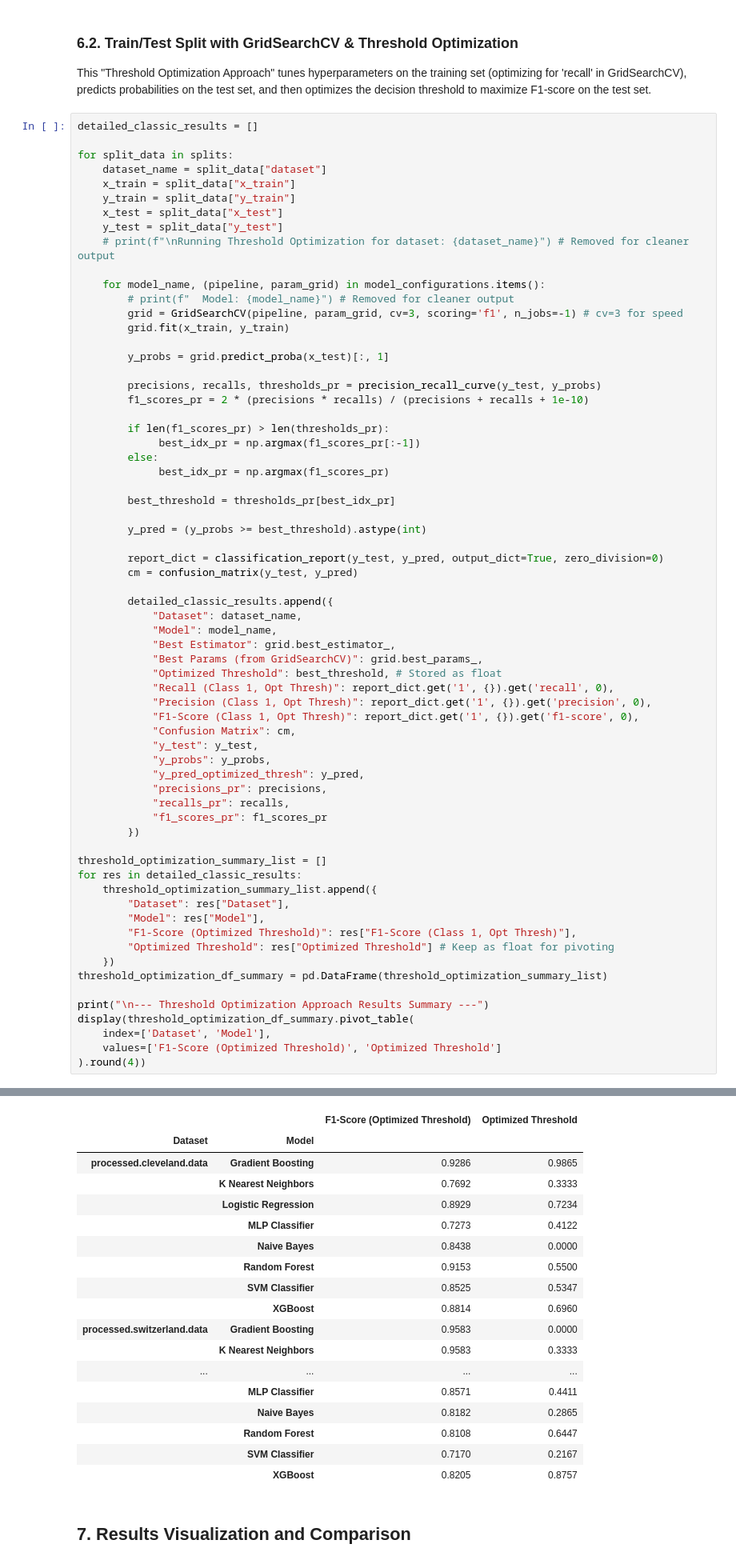
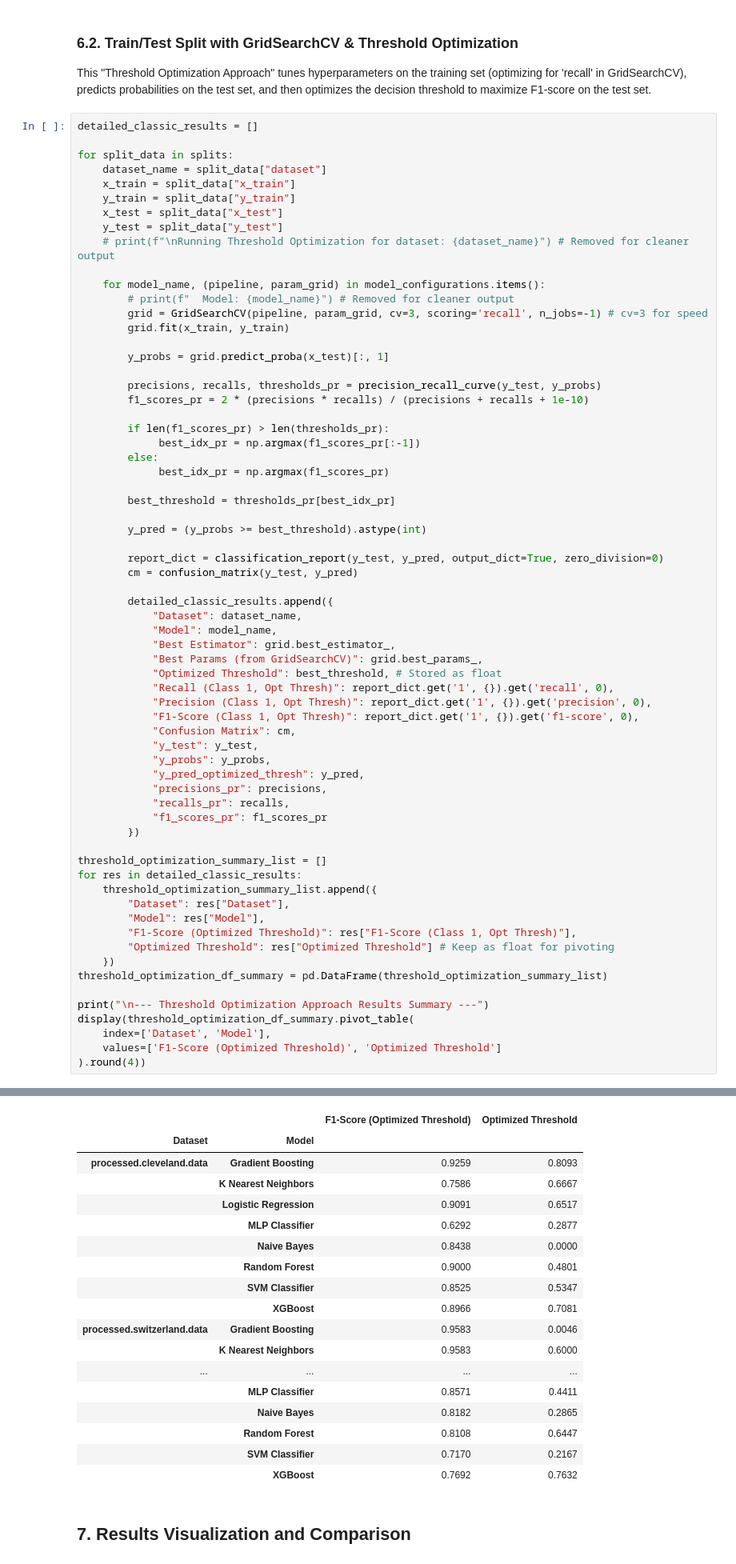
Before and after one commit to BytebenderCoco/machine-learning-predicting-heart-disease, a Jupyter notebook: heart_disease_prediction_baseline_vs_advanced_models.ipynb, the cells around one changed output, grey strips where cells are left out. Shown at 80% size. Cells and saved outputs as stored; diff of their text form.

```diff
--- a/heart_disease_prediction_baseline_vs_advanced_models.ipynb
+++ b/heart_disease_prediction_baseline_vs_advanced_models.ipynb
@@ -432,7 +341,7 @@ for split_data in splits:
 
     for model_name, (pipeline, param_grid) in model_configurations.items():
         # print(f"  Model: {model_name}") # Removed for cleaner output
-        grid = GridSearchCV(pipeline, param_grid, cv=3, scoring='f1', n_jobs=-1) # cv=3 for speed
+        grid = GridSearchCV(pipeline, param_grid, cv=3, scoring='recall', n_jobs=-1) # cv=3 for speed
         grid.fit(x_train, y_train)
 
         y_probs = grid.predict_proba(x_test)[:, 1]
@@ -507,21 +433,21 @@ Parameters: { "use_label_encoder" } are not used.
 |  |  | F1-Score (Optimized Threshold) | Optimized Threshold |
 | Dataset | Model |  |  |
-| processed.cleveland.data | Gradient Boosting | 0.9286 | 0.9865 |
-|  | K Nearest Neighbors | 0.7692 | 0.3333 |
-|  | Logistic Regression | 0.8929 | 0.7234 |
-|  | MLP Classifier | 0.7273 | 0.4122 |
+| processed.cleveland.data | Gradient Boosting | 0.9259 | 0.8093 |
+|  | K Nearest Neighbors | 0.7586 | 0.6667 |
+|  | Logistic Regression | 0.9091 | 0.6517 |
+|  | MLP Classifier | 0.6292 | 0.2877 |
 |  | Naive Bayes | 0.8438 | 0.0000 |
-|  | Random Forest | 0.9153 | 0.5500 |
+|  | Random Forest | 0.9000 | 0.4801 |
 |  | SVM Classifier | 0.8525 | 0.5347 |
-|  | XGBoost | 0.8814 | 0.6960 |
-| processed.switzerland.data | Gradient Boosting | 0.9583 | 0.0000 |
-|  | K Nearest Neighbors | 0.9583 | 0.3333 |
+|  | XGBoost | 0.8966 | 0.7081 |
+| processed.switzerland.data | Gradient Boosting | 0.9583 | 0.0046 |
+|  | K Nearest Neighbors | 0.9583 | 0.6000 |
 | ... | ... | ... | ... |
 |  | MLP Classifier | 0.8571 | 0.4411 |
 |  | Naive Bayes | 0.8182 | 0.2865 |
 |  | Random Forest | 0.8108 | 0.6447 |
 |  | SVM Classifier | 0.7170 | 0.2167 |
-|  | XGBoost | 0.8205 | 0.8757 |
+|  | XGBoost | 0.7692 | 0.7632 |
 # %% [markdown]
 ## 7. Results Visualization and Comparison
 # %% [markdown]
```
Also changed, not shown: parts of 9 cells of this notebook.
